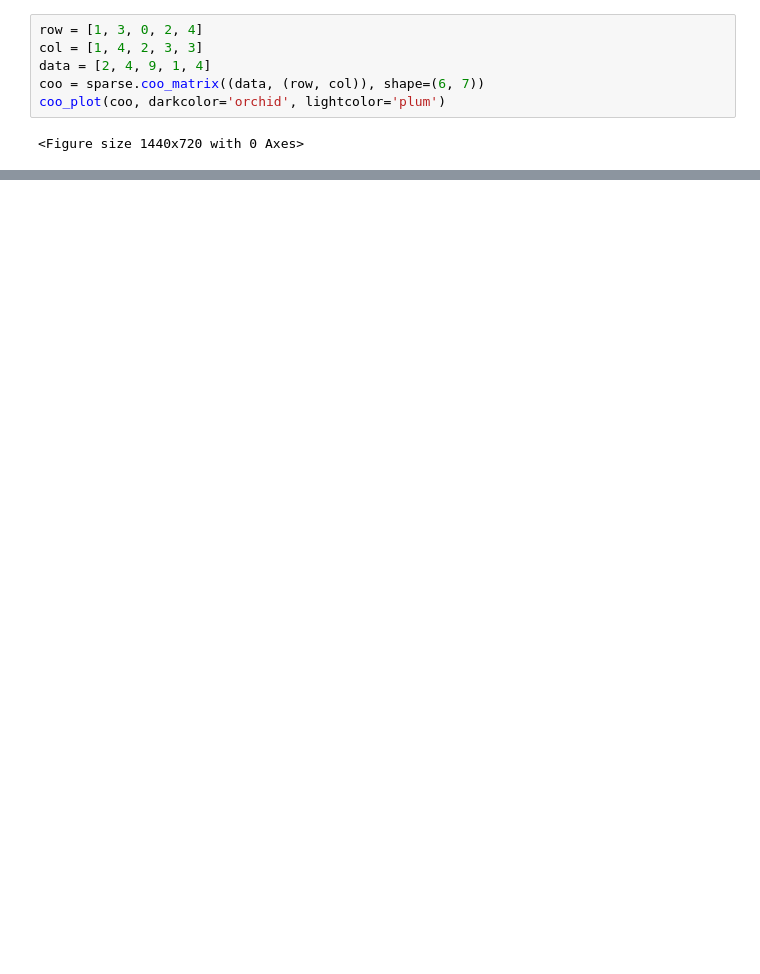
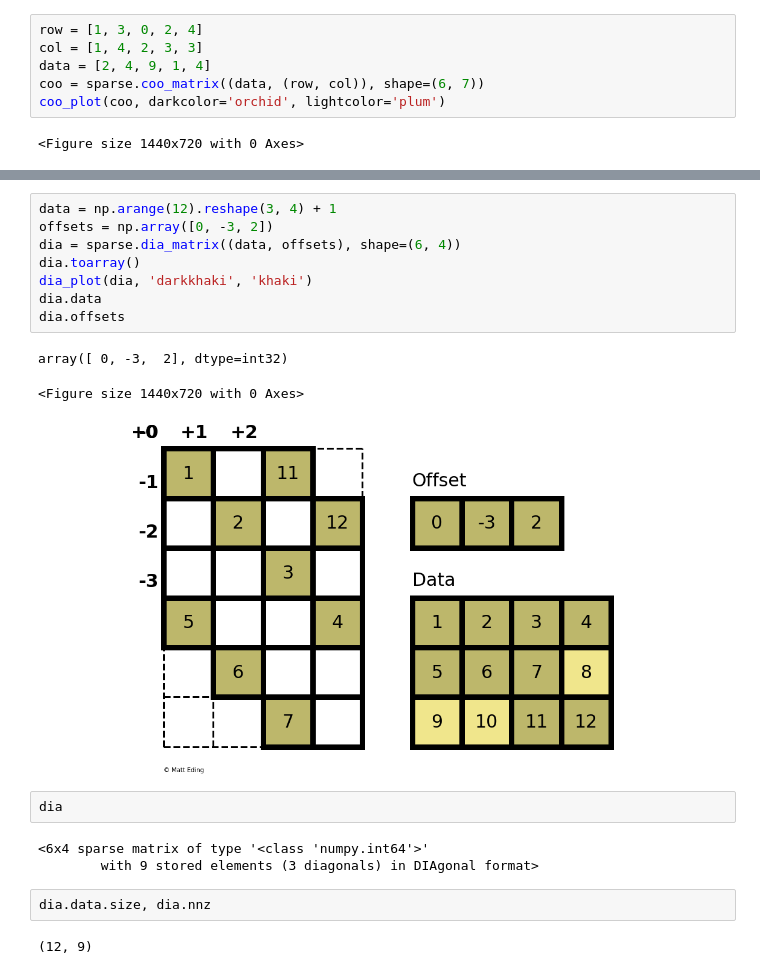
Before and after one commit to MattEding/Python-Article-Resources, a Jupyter notebook: sparse-matrix/sparse_matrix.ipynb, the cells around one changed output, grey strips where cells are left out. Cells and saved outputs as stored; diff of their text form; blank space fills up the shorter version.

Commit message:
dia sparse mtrx; need to just animate

```diff
--- a/sparse-matrix/sparse_matrix.ipynb
+++ b/sparse-matrix/sparse_matrix.ipynb
@@ -101,0 +204,21 @@ coo_plot(coo, darkcolor='orchid', lightcolor='plum')
+# %%
+data = np.arange(12).reshape(3, 4) + 1
+offsets = np.array([0, -3, 2])
+dia = sparse.dia_matrix((data, offsets), shape=(6, 4))
+dia.toarray()
+dia_plot(dia, 'darkkhaki', 'khaki')
+dia.data
+dia.offsets
+# %% [output]
+array([ 0, -3,  2], dtype=int32)
+<Figure size 1440x720 with 0 Axes>
+[figure, added]
+# %%
+dia
+# %% [output]
+<6x4 sparse matrix of type '<class 'numpy.int64'>'
+        with 9 stored elements (3 diagonals) in DIAgonal format>
+# %%
+dia.data.size, dia.nnz
+# %% [output]
+(12, 9)
```
Also changed, not shown: parts of 8 cells of this notebook.
